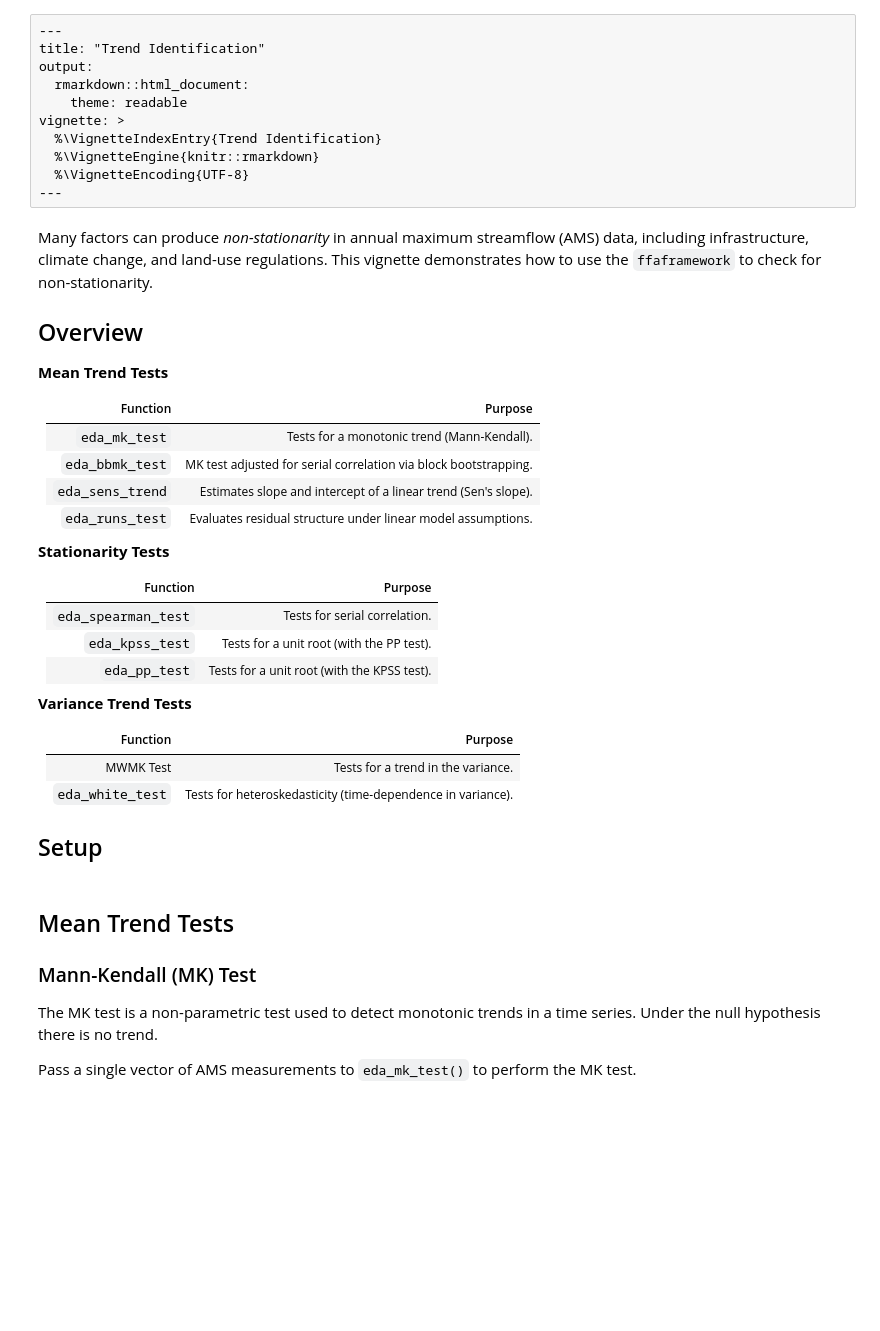
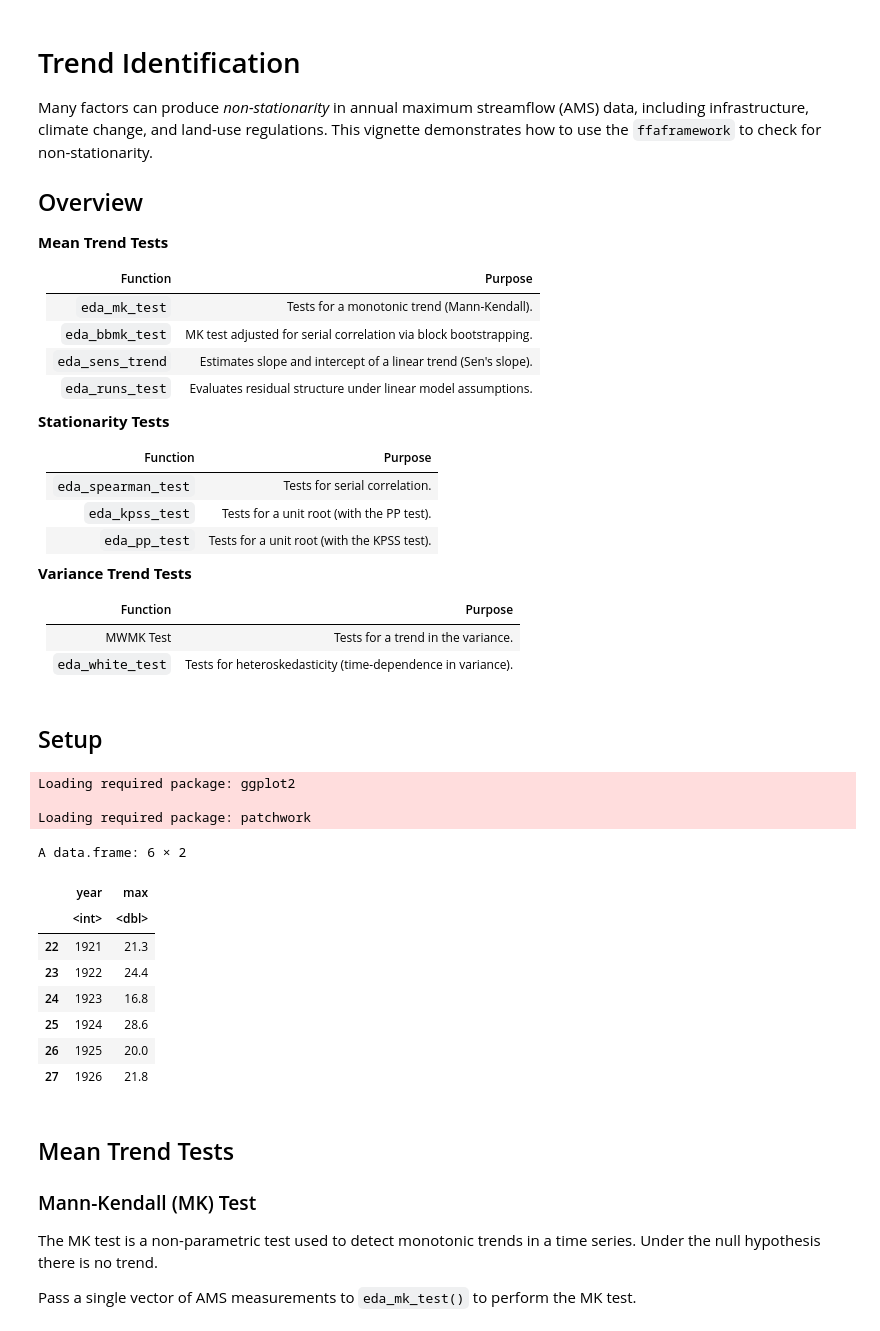
Before and after one commit to rileywheadon/ffa-docs, a Jupyter notebook: docs/notebooks/trend-identification.ipynb, the cells around one changed output. Cells and saved outputs as stored; diff of their text form; code cells hidden in the pictures; blank space fills up the shorter version.

```diff
--- a/docs/notebooks/trend-identification.ipynb
+++ b/docs/notebooks/trend-identification.ipynb
@@ -1,11 +0,0 @@
-# %% [raw]
----
-title: "Trend Identification"
-output:
-  rmarkdown::html_document:
-    theme: readable
-vignette: >
-  %\VignetteIndexEntry{Trend Identification}
-  %\VignetteEngine{knitr::rmarkdown}
-  %\VignetteEncoding{UTF-8}
----
@@ -17,4 +1,6 @@ knitr::opts_chunk$set(
 # %% [markdown]
+# Trend Identification
+
 Many factors can produce *non-stationarity* in annual maximum streamflow (AMS) data, including infrastructure, climate change, and land-use regulations.
 This vignette demonstrates how to use the `ffaframework` to check for non-stationarity.
 
@@ -43,16 +29,32 @@ This vignette demonstrates how to use the `ffaframework` to check for non-statio
 |---------------------|---------------------------------------------------------------|
 | MWMK Test           | Tests for a trend in the variance.                            |
 | `eda_white_test`    | Tests for heteroskedasticity (time-dependence in variance).   |
-
-## Setup
+# %% [markdown]
+
+## Setup
 # %%
 library(ffaframework)
+
+options(repr.plot.width = 10, repr.plot.height = 8, repr.plot.res = 150) # Set plot size
 
 csv_path <- system.file("extdata", "Application_3.3.csv", package = "ffaframework")
 df <- read.csv(csv_path)
 df <- subset(df, !is.na(max)) # Remove missing values
 
 head(df)
+# %% [output]
+Loading required package: ggplot2
+
+Loading required package: patchwork
+A data.frame: 6 × 2
+|  | year | max |
+|  | <int> | <dbl> |
+| 22 | 1921 | 21.3 |
+| 23 | 1922 | 24.4 |
+| 24 | 1923 | 16.8 |
+| 25 | 1924 | 28.6 |
+| 26 | 1925 | 20.0 |
+| 27 | 1926 | 21.8 |
 # %% [markdown]
 ## Mean Trend Tests
 
```
Also changed, not shown: parts of 20 cells of this notebook, 19 other files.
